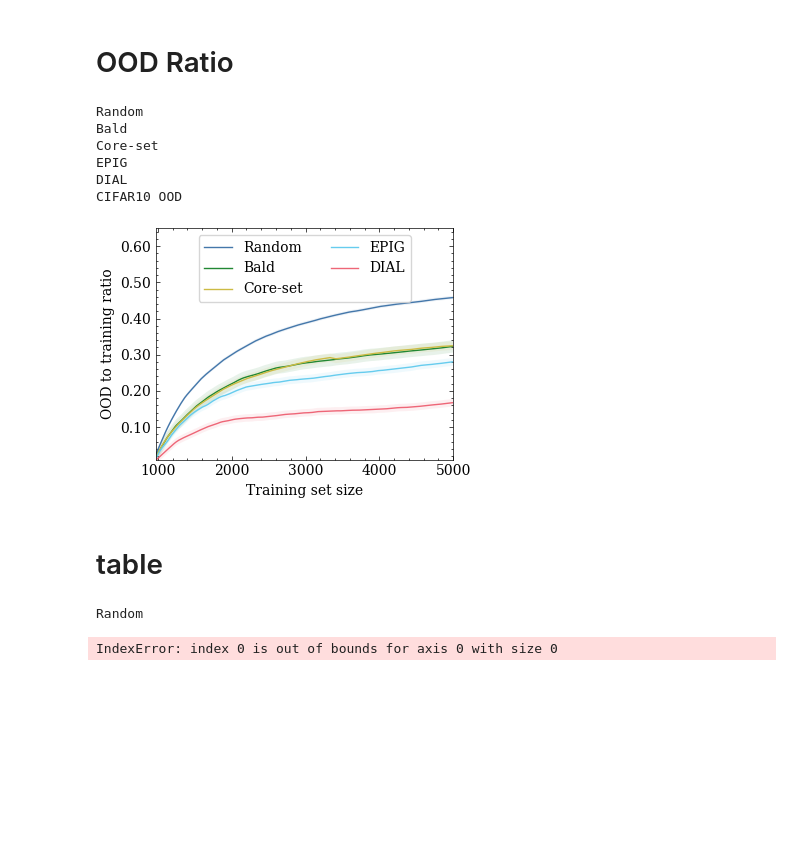
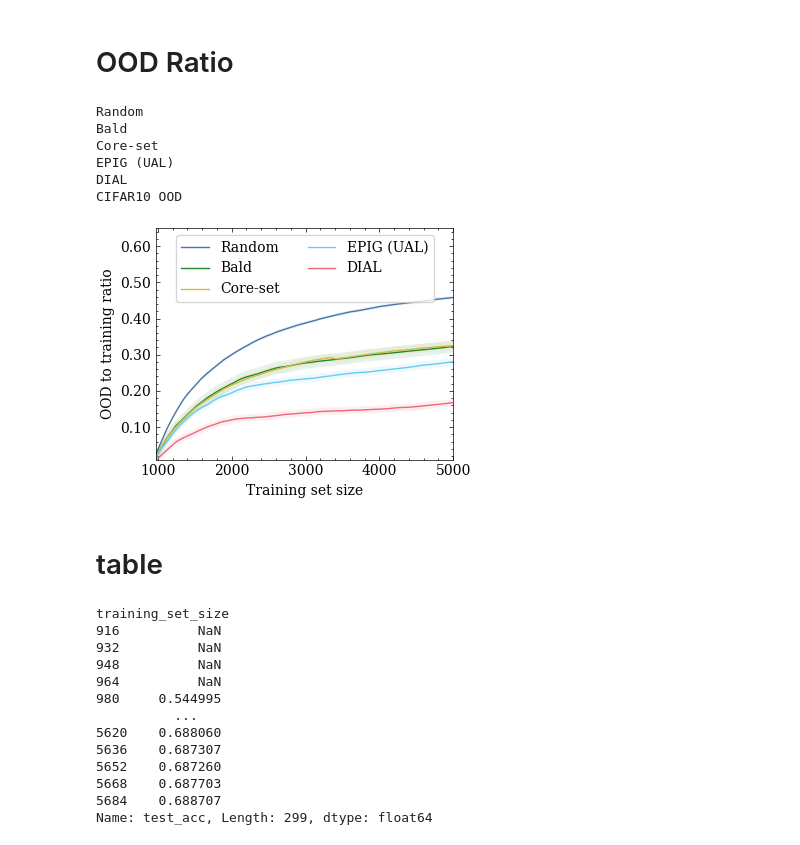
Before and after one commit to kobybibas/pnml_for_active_learning, a Jupyter notebook: notebooks/plot_cifar10_ood.ipynb, the cells around one changed output. Cells and saved outputs as stored; diff of their text form; code cells hidden in the pictures; blank space fills up the shorter version.

```diff
--- a/notebooks/plot_cifar10_ood.ipynb
+++ b/notebooks/plot_cifar10_ood.ipynb
@@ -159,47 +189,51 @@ kmean_res = execute_df_rollout(
 epig_res = execute_df_rollout(
     epig_dfs, rolling_size=rolling_size, metric="label_-1_ratio"
 )
 pnml_res = execute_df_rollout(
     pnml_dfs, rolling_size=rolling_size, metric="label_-1_ratio"
 )
 plot_list = [
     (random_res, "Random"),
     (bald_res, "Bald"),
     (kmean_res, "Core-set"),
-    (epig_res, "EPIG"),
+    (epig_res, "EPIG (UAL)"),
     (pnml_res, "DIAL"),
 ]
 
 fig, ax = plt.subplots(1, 1, dpi=100, figsize=(4, 3))
 fig, ax = execute_plot(plot_list, fig, ax)
 ax.set_xlim(right=5000)
 ax.set_ylabel("OOD to training ratio")
 # ax.get_legend().remove()
 ax.set_ylim(top=0.65)
 ax.legend(ncol=2, frameon=True, loc="upper center")
 print("CIFAR10 OOD")
 plt.tight_layout()
 plt.savefig(osp.join(out_dir, "cifar10_ood_ratio.pdf"))
 plt.show()
 # %% [output]
 Random
 Bald
 Core-set
-EPIG
+EPIG (UAL)
 DIAL
 CIFAR10 OOD
-[figure, old version]
+[figure, new version]
 # %% [markdown]
 # table
-# %%
-eps = 0.005
-acc_values = [0.6, 0.62, 0.65]
-for dict_df, method in plot_list:
-    print(method)
-    df = dict_df["mean"]
-
-    for acc in acc_values:
-        print(f"{acc}\t {df[(df > acc - eps ) & (df <= acc )].index[0]}")
-# %% [output]
-Random
-IndexError: index 0 is out of bounds for axis 0 with size 0
+# %%
+df
+# %% [output]
+training_set_size
+916          NaN
+932          NaN
+948          NaN
+964          NaN
+980     0.544995
+          ...
+5620    0.688060
+5636    0.687307
+5652    0.687260
+5668    0.687703
+5684    0.688707
+Name: test_acc, Length: 299, dtype: float64
```
Also changed, not shown: parts of 4 cells of this notebook, 5 other files.
